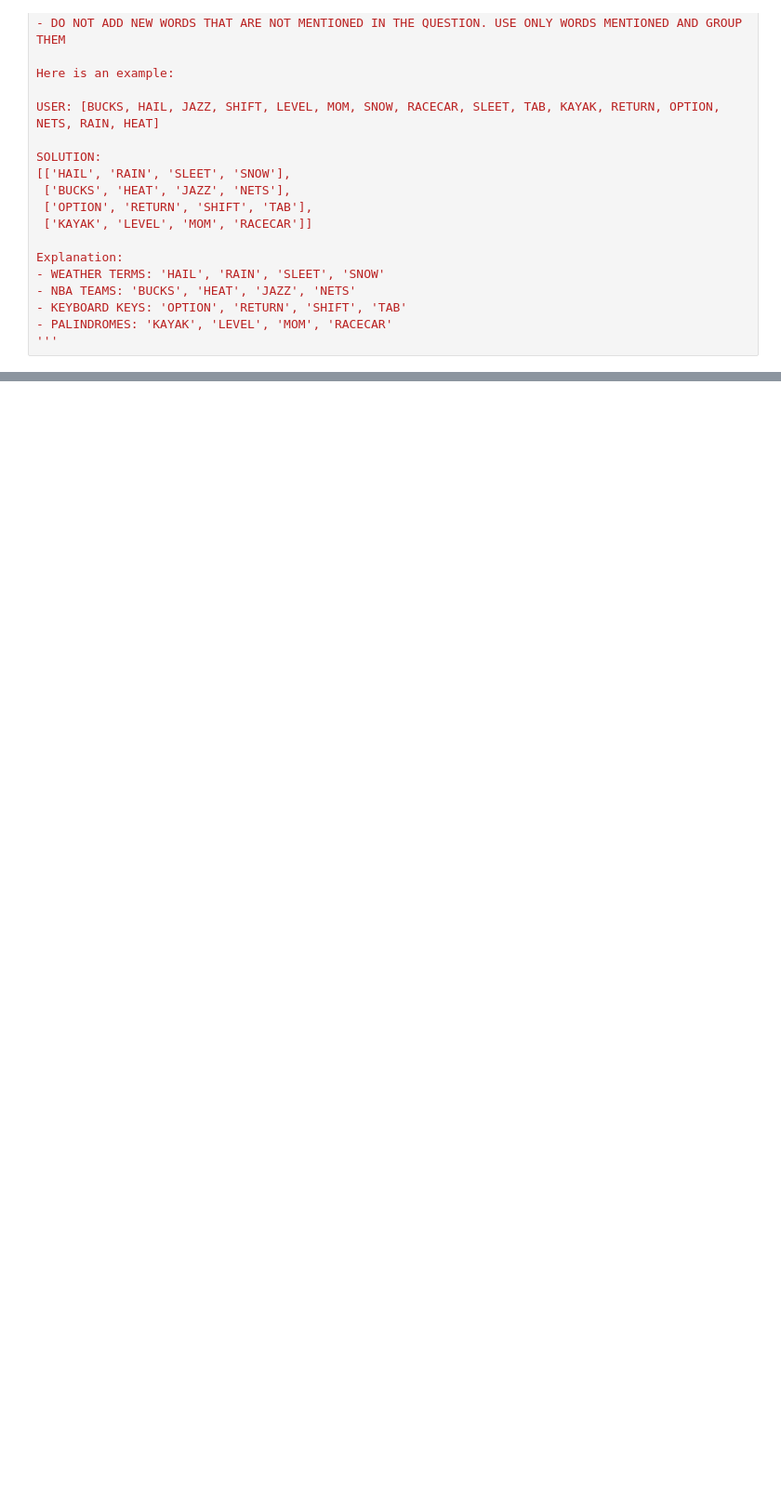
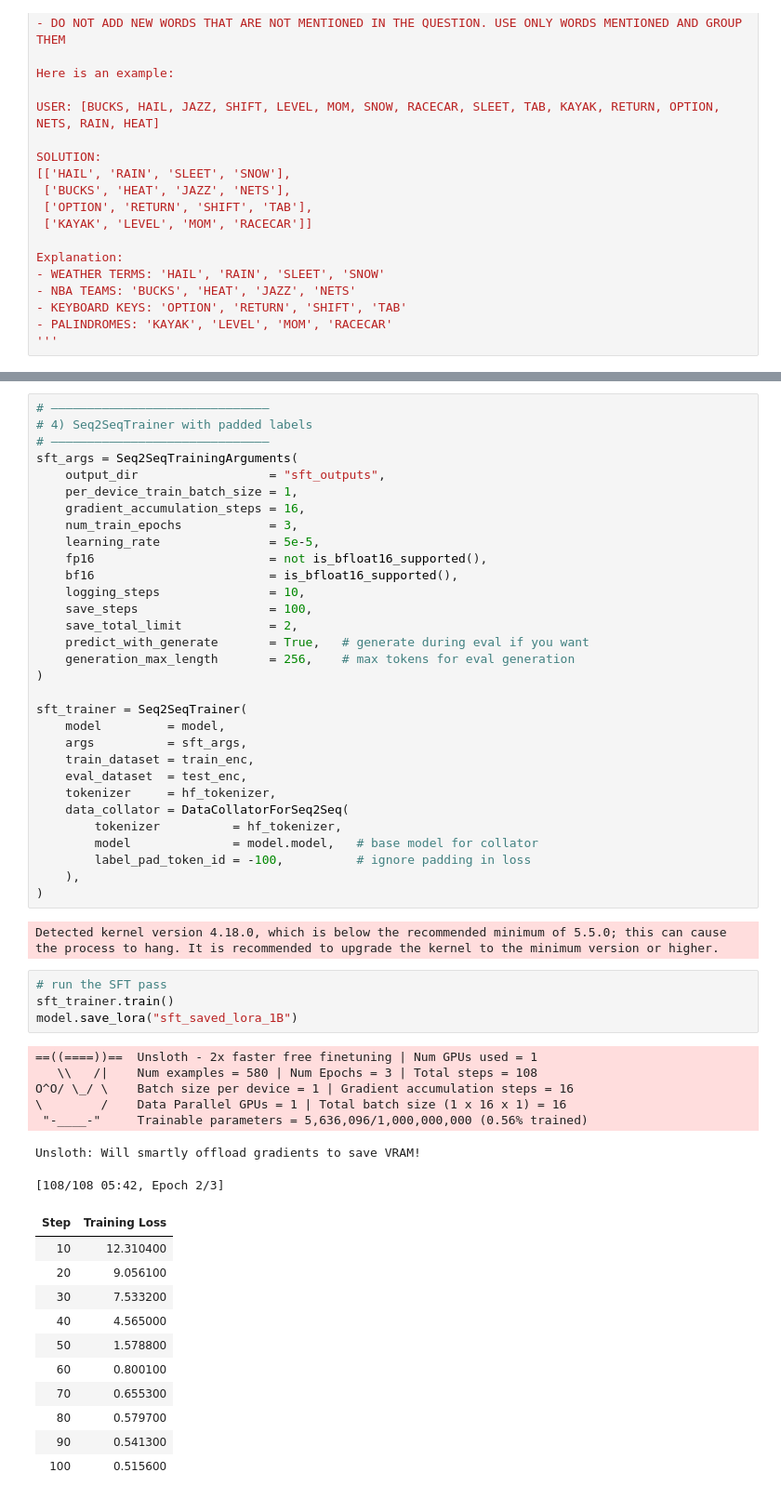
Before and after one commit to swathiasok/ConnectionsPuzzle, a Jupyter notebook: prompt/GRPO_Unsloth-1B.ipynb, the cells around one changed output, grey strips where cells are left out. Shown at 93% size. Cells and saved outputs as stored; diff of their text form; blank space fills up the shorter version.

```diff
--- a/prompt/GRPO_Unsloth-1B.ipynb
+++ b/prompt/GRPO_Unsloth-1B.ipynb
@@ -273,0 +196,56 @@ Unsloth 2025.3.19 patched 16 layers with 16 QKV layers, 16 O layers and 16 MLP l
+# %%
+# ——————————————————————————————
+# 4) Seq2SeqTrainer with padded labels
+# ——————————————————————————————
+sft_args = Seq2SeqTrainingArguments(
+    output_dir                  = "sft_outputs",
+    per_device_train_batch_size = 1,
+    gradient_accumulation_steps = 16,
+    num_train_epochs            = 3,
+    learning_rate               = 5e-5,
+    fp16                        = not is_bfloat16_supported(),
+    bf16                        = is_bfloat16_supported(),
+    logging_steps               = 10,
+    save_steps                  = 100,
+    save_total_limit            = 2,
+    predict_with_generate       = True,   # generate during eval if you want
+    generation_max_length       = 256,    # max tokens for eval generation
+)
+
+sft_trainer = Seq2SeqTrainer(
+    model         = model,
+    args          = sft_args,
+    train_dataset = train_enc,
+    eval_dataset  = test_enc,
+    tokenizer     = hf_tokenizer,
+    data_collator = DataCollatorForSeq2Seq(
+        tokenizer          = hf_tokenizer,
+        model              = model.model,   # base model for collator
+        label_pad_token_id = -100,          # ignore padding in loss
+    ),
+)
+# %% [output]
+Detected kernel version 4.18.0, which is below the recommended minimum of 5.5.0; this can cause the process to hang. It is recommended to upgrade the kernel to the minimum version or higher.
+# %%
+# run the SFT pass
+sft_trainer.train()
+model.save_lora("sft_saved_lora_1B")
+# %% [output]
+==((====))==  Unsloth - 2x faster free finetuning | Num GPUs used = 1
+   \\   /|    Num examples = 580 | Num Epochs = 3 | Total steps = 108
+O^O/ \_/ \    Batch size per device = 1 | Gradient accumulation steps = 16
+\        /    Data Parallel GPUs = 1 | Total batch size (1 x 16 x 1) = 16
+ "-____-"     Trainable parameters = 5,636,096/1,000,000,000 (0.56% trained)
+Unsloth: Will smartly offload gradients to save VRAM!
+[108/108 05:42, Epoch 2/3]
+| Step | Training Loss |
+| 10 | 12.310400 |
+| 20 | 9.056100 |
+| 30 | 7.533200 |
+| 40 | 4.565000 |
+| 50 | 1.578800 |
+| 60 | 0.800100 |
+| 70 | 0.655300 |
+| 80 | 0.579700 |
+| 90 | 0.541300 |
+| 100 | 0.515600 |
```
Also changed, not shown: parts of 16 cells of this notebook.
